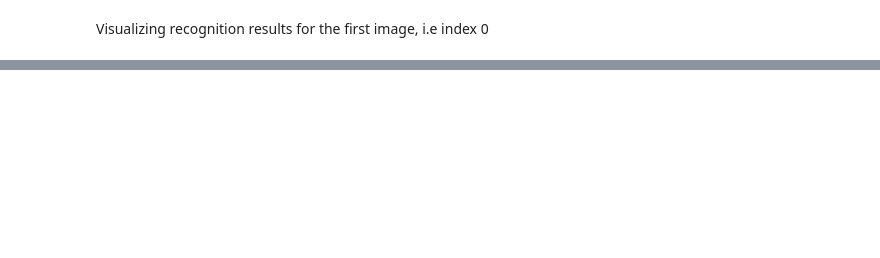
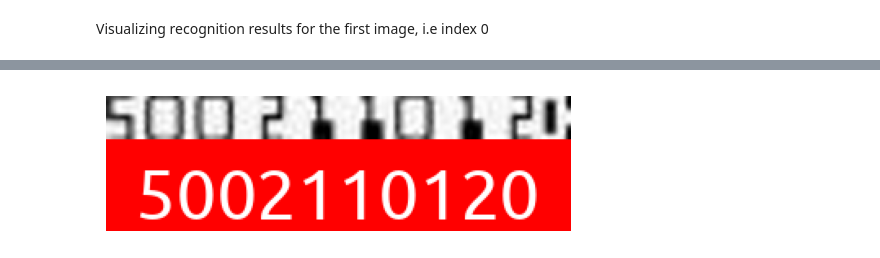
Before and after one commit to ajkdrag/ocrtoolkit, a Jupyter notebook: notebooks/working_with_models.ipynb, the cells around one changed output, grey strips where cells are left out. Cells and saved outputs as stored; diff of their text form; code cells hidden in the pictures; blank space fills up the shorter version.

```diff
--- a/notebooks/working_with_models.ipynb
+++ b/notebooks/working_with_models.ipynb
@@ -104,0 +121,12 @@ first_image_results[1].draw(first_image_ds)
+# %%
+list_text_det_ds = [det_result.create_ds(mini_ds) for det_result in text_det_results]
+# %%
+recognition_results = [recognize(recognition_model, ds, verbose=False, stream=False)
+                       for ds in list_text_det_ds]
+# %%
+first_image_results = recognition_results[0]
+first_image_ds = list_text_det_ds[0]
+# %%
+first_image_results[0].draw(first_image_ds)
+# %% [output]
+[figure, added]
```
Also changed, not shown: parts of 13 cells of this notebook, 2 other files.
